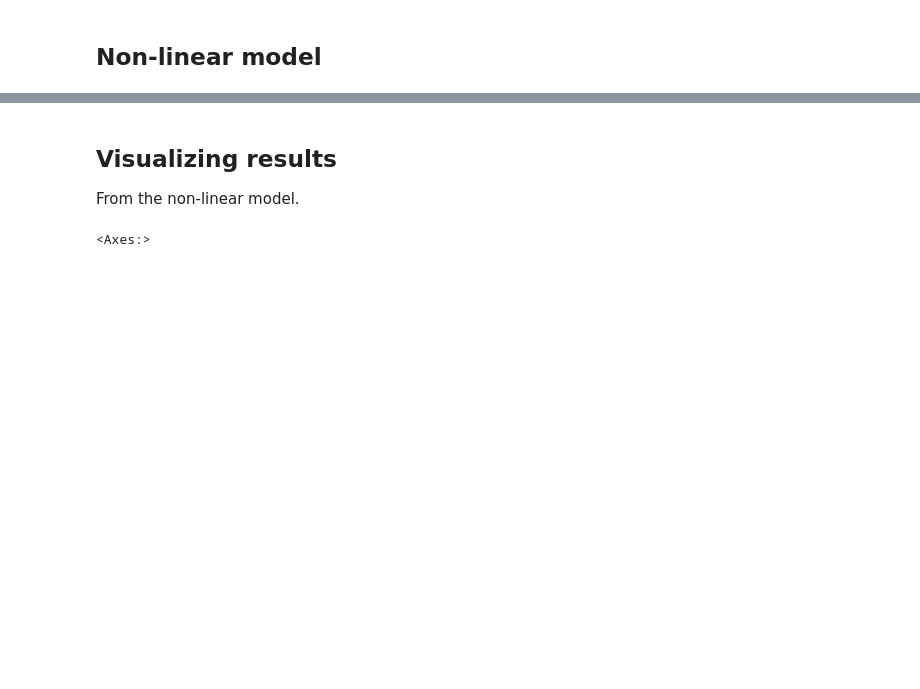
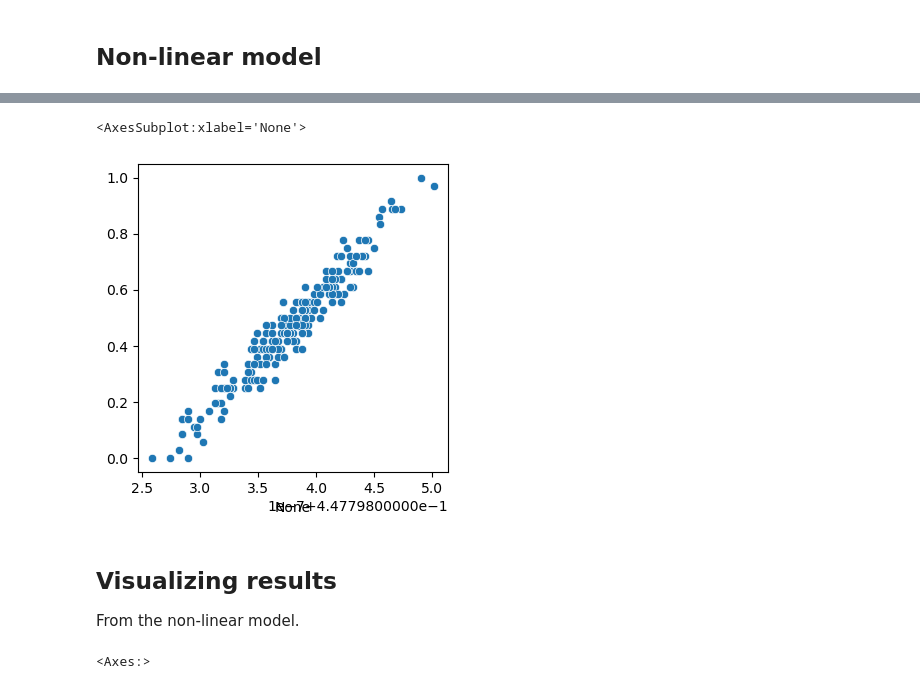
Before and after one commit to derekpowell/nonlinear-bns, a Jupyter notebook: dagma-vacc.ipynb, the cells around one changed output, grey strips where cells are left out. Drawn from its saved outputs; the diff is of its cells as text; code cells hidden in the pictures; blank space fills up the shorter version.

```diff
--- a/dagma-vacc.ipynb
+++ b/dagma-vacc.ipynb
@@ -140,3 +233,10 @@ visualize_adj_matrix(W_est)
+# %%
+idx = 13
+preds = model.model(torch.tensor(test))
+sns.scatterplot(x = preds.detach()[:,idx], y = test[:,idx])
+# %% [output]
+<AxesSubplot:xlabel='None'>
+[figure, added]
 # %% [markdown]
 ## Visualizing results
 
```
Also changed, not shown: parts of 20 cells of this notebook, 1 other file.
